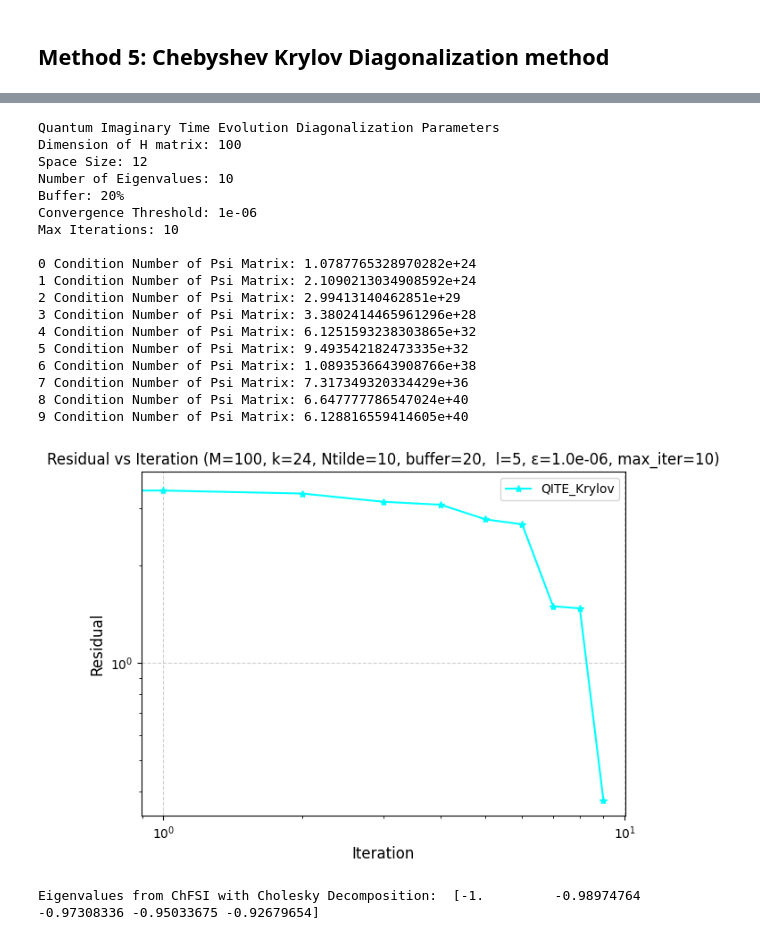
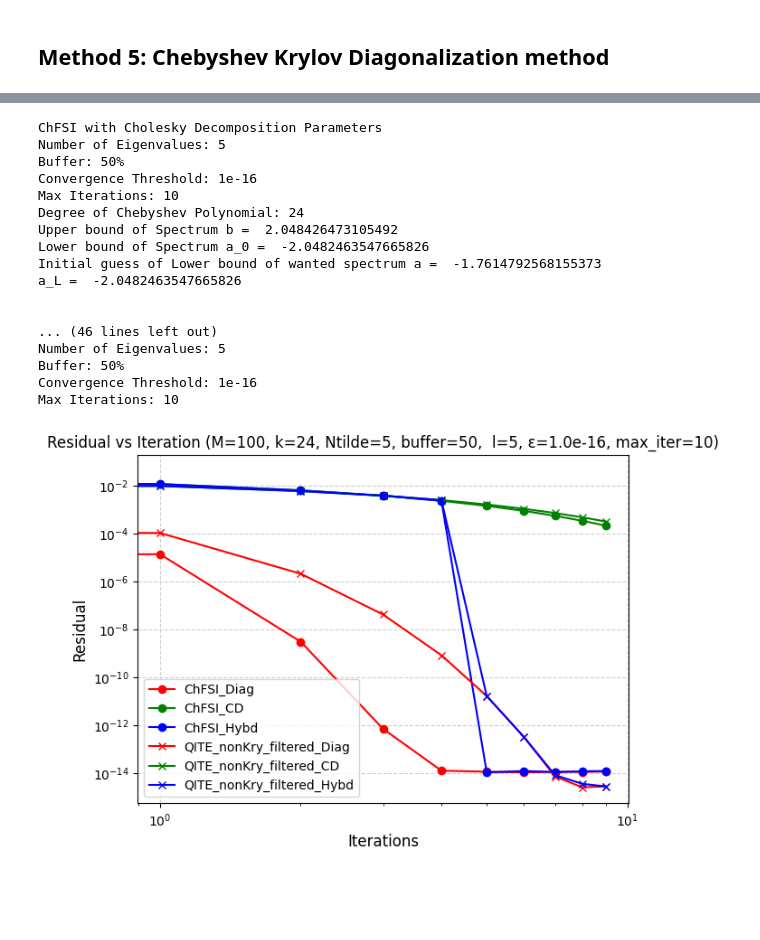
Before and after one commit to Nihar-Shah2001/Quantum_Computing_Notes, a Jupyter notebook: Notes/codes/project.ipynb, the cells around one changed output, grey strips where cells are left out. Saved outputs shown, nothing was run; the diff lists cells and outputs as text; code cells hidden in the pictures; blank space fills up the shorter version.

```diff
--- a/Notes/codes/project.ipynb
+++ b/Notes/codes/project.ipynb
@@ -536,7 +551,7 @@ def QITE_nonKry_diag(Psi, H, Ntilde = 10, buffer = 20, epsilon = 1e-16, max_iter
 
     return eigenvals, eigenvecs, itr, residual
 # %%
-def QITE_nonKry_chol(Psi, H, Ntilde = 10, buffer = 20, epsilon = 1e-16, max_iter = 100):
+def QITE_nonKry_filtered_chol(Psi, H, Ntilde = 10, buffer = 20, epsilon = 1e-16, max_iter = 100):
     # H is a Hermitian matrix
     # N is the eigenvalues to be found
 
@@ -579,7 +594,7 @@ def QITE_nonKry_chol(Psi, H, Ntilde = 10, buffer = 20, epsilon = 1e-16, max_iter
 
     return eigenvals, eigenvecs, itr, residual
 # %%
-def QITE_nonKry_hybd(Psi, H, Ntilde = 10, buffer = 20, l = 10, epsilon = 1e-16, max_iter = 100):
+def QITE_nonKry_filtered_hybd(Psi, H, Ntilde = 10, buffer = 20, l = 10, epsilon = 1e-16, max_iter = 100):
     # H is a Hermitian matrix
     # N is the eigenvalues to be found
     # k is the degree of the Chebyshev polynomial filter
@@ -812,13 +825,13 @@ def Cheby_krylov_nofilter_diag(H, v_0, Ntilde = 10, buffer = 20, epsilon = 1e-5,
 # %%
 # Parameters
 M =  100 # Dimension of the matrix
-Ntilde = 10  # Number of eigenvalues
-buffer = 20  # Buffer for the number of eigenvalues
+Ntilde = 5  # Number of eigenvalues
+buffer = 50  # Buffer for the number of eigenvalues
 N = int((1+(buffer/100)) * Ntilde)  # Number of eigenvalues to be found
 Psi = np.random.randn(M, N) + 1j * np.random.randn(M,N)
 b = np.random.randn(M, 1) + 1j*np.random.randn(M, 1)
 k = 24  # Degree of Chebyshev polynomial
-epsilon = 1e-6  # Tolerance for convergence
+epsilon = 1e-16  # Tolerance for convergence
 max_iter = 10 # Maximum number of iterations
 l = 5 # Period of the algorithm for Hybrid Algorithm
 H = generate_hermitian_matrix(M)
@@ -842,62 +855,57 @@ Max Iterations:  10
 Period of Algorithm:  5
 # %%
 # Solving the problem
-# eigenvals_chol, eigenvecs_chol, itr_chol, residual_chol = ChFSI_chol(Psi, H, k, Ntilde, buffer, epsilon, max_iter)
-# eigenvals_diag, eigenvecs_diag, itr_diag, residual_diag = ChFSI_diag(Psi, H, k, Ntilde, buffer, epsilon, max_iter)
-# eigenvals_hybd, eigenvecs_hybd, itr_hybd, residual_hybd = ChFSI_hybd(Psi, H, k, Ntilde, buffer, l, epsilon, max_iter)
-# eigenvals_qitediag, eigenvecs_qitediag, itr_qitediag, residual_qitediag = QITE_diag(Psi, H, Ntilde, buffer, epsilon, max_iter)
-# eigenvals_qitechol, eigenvecs_qitechol, itr_qitechol, residual_qitechol = QITE_chol(Psi, H, Ntilde, buffer, epsilon, max_iter)
-# eigenvals_qitehybd, eigenvecs_qitehybd, itr_qitehybd, residual_qitehybd = QITE_hybd(Psi, H, Ntilde, buffer, l, epsilon, max_iter)
+eigenvals_chol, eigenvecs_chol, itr_chol, residual_chol = ChFSI_chol(Psi, H, k, Ntilde, buffer, epsilon, max_iter)
+eigenvals_diag, eigenvecs_diag, itr_diag, residual_diag = ChFSI_diag(Psi, H, k, Ntilde, buffer, epsilon, max_iter)
+eigenvals_hybd, eigenvecs_hybd, itr_hybd, residual_hybd = ChFSI_hybd(Psi, H, k, Ntilde, buffer, l, epsilon, max_iter)
+eigenvals_QITE_nonKry_filtered_diag, eigenvecs_QITE_nonKry_filtered_qitediag, itr_QITE_nonKry_filtered_diag, residual_QITE_nonKry_filtered_diag = QITE_nonKry_filtered_diag(Psi, H, Ntilde, buffer, epsilon, max_iter)
+eigenvals_QITE_nonKry_filtered_chol, eigenvecs_QITE_nonKry_filtered_qitechol, itr_QITE_nonKry_filtered_chol, residual_QITE_nonKry_filtered_chol = QITE_nonKry_filtered_chol(Psi, H, Ntilde, buffer, epsilon, max_iter)
+eigenvals_QITE_nonKry_filtered_hybd, eigenvecs_QITE_nonKry_filtered_qitehybd, itr_QITE_nonKry_filtered_hybd, residual_QITE_nonKry_filtered_hybd = QITE_nonKry_filtered_hybd(Psi, H, Ntilde, buffer, l, epsilon, max_iter)
 # eigenvals_cHeby_krylov_diag, eigenvecs_cHeby_krylov_diag, itr_cHeby_krylov_diag, residual_cHeby_krylov_diag = Cheby_krylov_nofilter_diag(H, b, Ntilde, buffer, epsilon, max_iter)
-eigenvals_qite_krylov_diag, eigenvecs_qite_krylov_diag, itr_qite_krylov_diag, residual_qite_krylov_diag = QITE_krylov_nofilter_diag(H, b, Ntilde, buffer, epsilon, max_iter)
+# eigenvals_qite_krylov_diag, eigenvecs_qite_krylov_diag, itr_qite_krylov_diag, residual_qite_krylov_diag = QITE_krylov_nofilter_diag(H, b, Ntilde, buffer, epsilon, max_iter)
 eigenvals, eigenvecs = np.linalg.eigh(H)
 # %% [output]
-Quantum Imaginary Time Evolution Diagonalization Parameters
-Dimension of H matrix: 100
-Space Size: 12
-Number of Eigenvalues: 10
-Buffer: 20%
-Convergence Threshold: 1e-06
+ChFSI with Cholesky Decomposition Parameters
+Number of Eigenvalues: 5
+Buffer: 50%
+Convergence Threshold: 1e-16
 Max Iterations: 10
+Degree of Chebyshev Polynomial: 24
+Upper bound of Spectrum b =  2.048426473105492
+Lower bound of Spectrum a_0 =  -2.0482463547665826
+Initial guess of Lower bound of wanted spectrum a =  -1.7614792568155373
+a_L =  -2.0482463547665826
 
-0 Condition Number of Psi Matrix: 1.0787765328970282e+24
-1 Condition Number of Psi Matrix: 2.1090213034908592e+24
-2 Condition Number of Psi Matrix: 2.99413140462851e+29
-3 Condition Number of Psi Matrix: 3.3802414465961296e+28
-4 Condition Number of Psi Matrix: 6.1251593238303865e+32
-5 Condition Number of Psi Matrix: 9.493542182473335e+32
-6 Condition Number of Psi Matrix: 1.0893536643908766e+38
-7 Condition Number of Psi Matrix: 7.317349320334429e+36
-8 Condition Number of Psi Matrix: 6.647777786547024e+40
-9 Condition Number of Psi Matrix: 6.128816559414605e+40
+
+... (46 lines left out)
+Number of Eigenvalues: 5
+Buffer: 50%
+Convergence Threshold: 1e-16
+Max Iterations: 10
 # %%
 # Plot the error
 plt.figure(figsize=(7, 5))
 plt.title(f"Residual vs Iteration (M={M}, k={k}, Ntilde={Ntilde}, buffer={buffer},  l={l}, ε={epsilon:.1e}, max_iter={max_iter})")
 
-# plt.plot(np.arange(len(residual_chol)-1), residual_chol[1:], marker='s',  label="ChFSI_CD (RAND_INIT)",color="green")
-# plt.plot(np.arange(len(residual_diag)-1), residual_diag[1:], marker='o',  label="ChFSI_Diag (RAND_INIT)", color="red")
-# plt.plot(np.arange(len(residual_hybd)-1), residual_hybd[1:], marker='^',  label="ChFSI_Hybd (RAND_INIT)",color="blue")
-# plt.plot(np.arange(len(residual_qitediag)-1), residual_qitediag[1:], marker='x',  label="QITE_Diag (RAND_INIT)", color="orange")
-# plt.plot(np.arange(len(residual_qitechol)-1), residual_qitechol[1:], marker='d',  label="QITE_CD (RAND_INIT)", color="purple")
-# plt.plot(np.arange(len(residual_qitehybd)-1), residual_qitehybd[1:], marker='p',  label="QITE_Hybd (RAND_INIT)", color="brown")
+plt.plot(np.arange(len(residual_diag)-1), residual_diag[1:], marker='o',  label="ChFSI_Diag", color="red")
+plt.plot(np.arange(len(residual_chol)-1), residual_chol[1:], marker='o',  label="ChFSI_CD",color="green")
+plt.plot(np.arange(len(residual_hybd)-1), residual_hybd[1:], marker='o',  label="ChFSI_Hybd",color="blue")
+plt.plot(np.arange(len(residual_QITE_nonKry_filtered_diag)-1), residual_QITE_nonKry_filtered_diag[1:], marker='x',  label="QITE_nonKry_filtered_Diag", color="red")
+plt.plot(np.arange(len(residual_QITE_nonKry_filtered_chol)-1), residual_QITE_nonKry_filtered_chol[1:], marker='x',  label="QITE_nonKry_filtered_CD", color="green")
+plt.plot(np.arange(len(residual_QITE_nonKry_filtered_hybd)-1), residual_QITE_nonKry_filtered_hybd[1:], marker='x',  label="QITE_nonKry_filtered_Hybd", color="blue")
 # plt.plot(np.arange(len(residual_cHeby_krylov_diag)-1), residual_cHeby_krylov_diag[1:], marker='o', label="Cheby_Krylov (RAND_INIT)", color="black")
-plt.plot(np.arange(len(residual_qite_krylov_diag)-1), residual_qite_krylov_diag[1:], marker='*', label="QITE_Krylov", color="cyan")
+# plt.plot(np.arange(len(residual_qite_krylov_diag)-1), residual_qite_krylov_diag[1:], marker='*', label="QITE_Krylov", color="cyan")
 
 plt.yscale("log")
 plt.xscale("log")
 plt.grid(True, linestyle="--", alpha=0.6)
-plt.xlabel("Iteration", fontsize=12)
+plt.xlabel("Iterations", fontsize=12)
 plt.ylabel("Residual", fontsize=12)
 # Legend adjustments
 plt.legend()
 plt.show()
 # %% [output]
-[figure, old version]
+[figure, new version]
-# %%
-print("Eigenvalues from ChFSI with Cholesky Decomposition: ", eigenvals_cHeby_krylov_diag[:Ntilde])
-# %% [output]
-Eigenvalues from ChFSI with Cholesky Decomposition:  [-1.         -0.98974764 -0.97308336 -0.95033675 -0.92679654]
 # %%
 # print("Eigenvalues (Cholesky):", eigenvals_chol)
 # print("Eigenvalues (Diagonalization):", eigenvals_diag)
```
Also changed, not shown: parts of 20 cells of this notebook.
